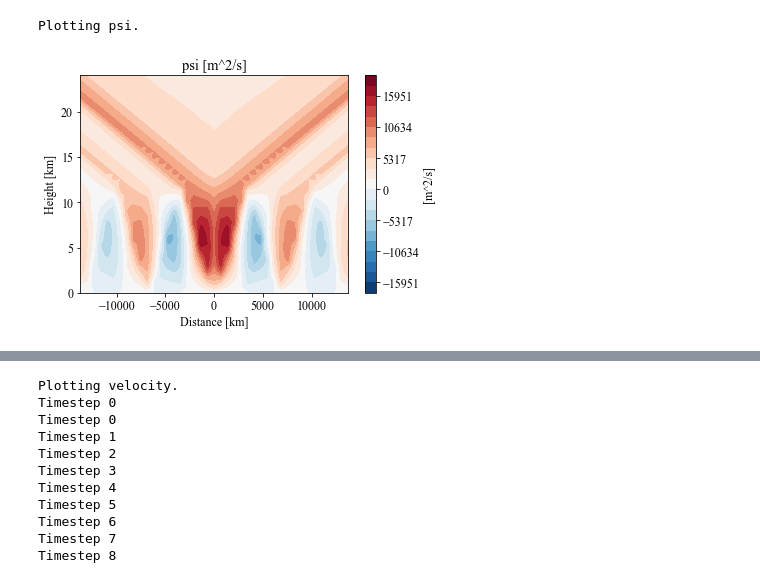
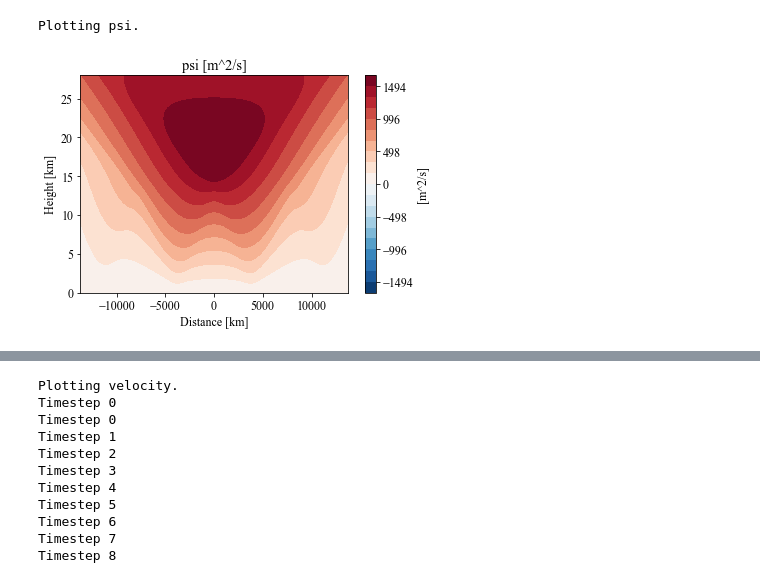
Before and after one commit to eshort0401/rotunno83, a Jupyter notebook: python_scripts/rotunno83.ipynb, the cells around one changed output, grey strips where cells are left out. Saved outputs shown, nothing was run; the diff lists cells and outputs as text; code cells hidden in the pictures.

```diff
--- a/python_scripts/rotunno83.ipynb
+++ b/python_scripts/rotunno83.ipynb
@@ -41,6 +46,6 @@ KeyboardInterrupt:
 # %%
 ds_pwN = rt.solve_piecewise_N(
-    xN=41, zN=21, tN=16, sN=1000, L=.5, N=4, H1=1.2, save=False)
+    xN=81, zN=41, tN=16, sN=1000, L=.1, N=3, H1=1.4, save=False)
 # %% [output]
 Initialising.
 Beginning integration.
@@ -66,2 +72,2 @@ ds_pwN_dim = rt.redimensionalise_qian(copy.deepcopy(ds_pwN), h=h, N=N, Q0=1*7.5e
 # %%
-t=6
+t=4
@@ -68,13 +87,14 @@ t=6
 # %%
 test = ds_pwN_dim.sum(dim='mode', keep_attrs=True).sum(dim='forcing', keep_attrs=True)
+test = ds_pwN_dim.sum(dim='mode', keep_attrs=True).isel(forcing=1)
 # test = ds_pwN_dim.isel(mode=1).isel(forcing=1)
 # test = ds_pwN_dim.isel(mode=0)
 var='psi'
 # t=4
 fig = rt.plotCont(test, var=var, t=t)[0]
 
 plt.savefig('/home/student.unimelb.edu.au/shorte1/Documents/phd/confirmation/soln_{}_{}.png'.format(var, t),
             dpi=200, bbox_inches='tight', facecolor='white')
 # %% [output]
 Plotting psi.
-[figure, old version]
+[figure, new version]
```
Also changed, not shown: parts of 6 cells of this notebook, 3 other files.
